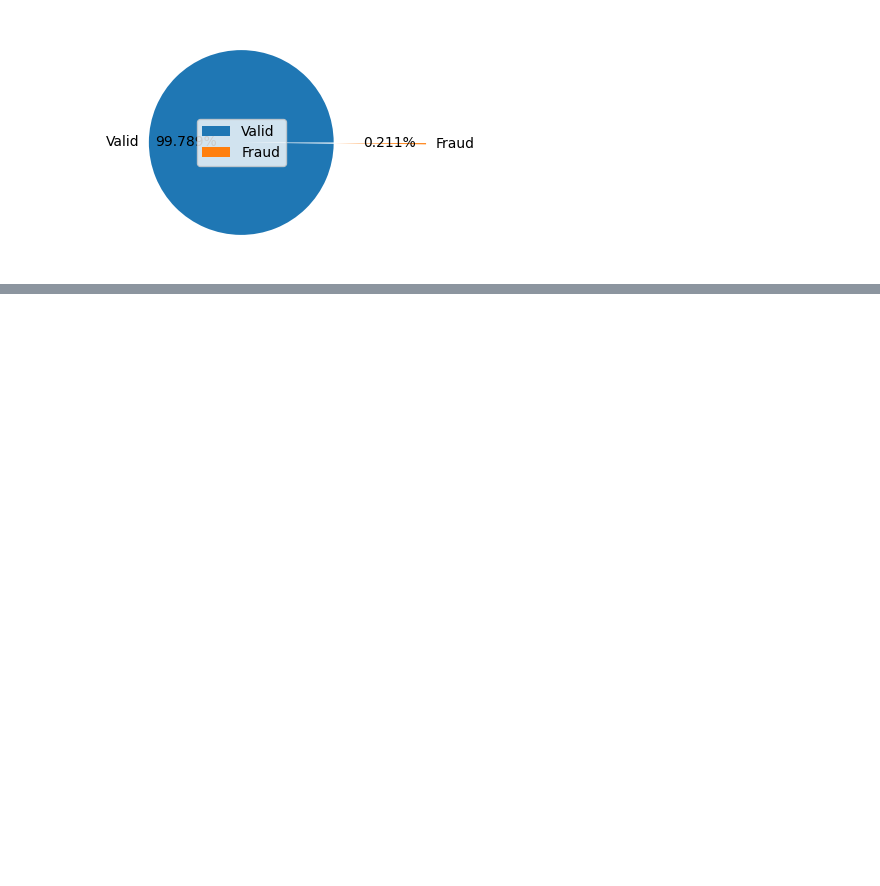
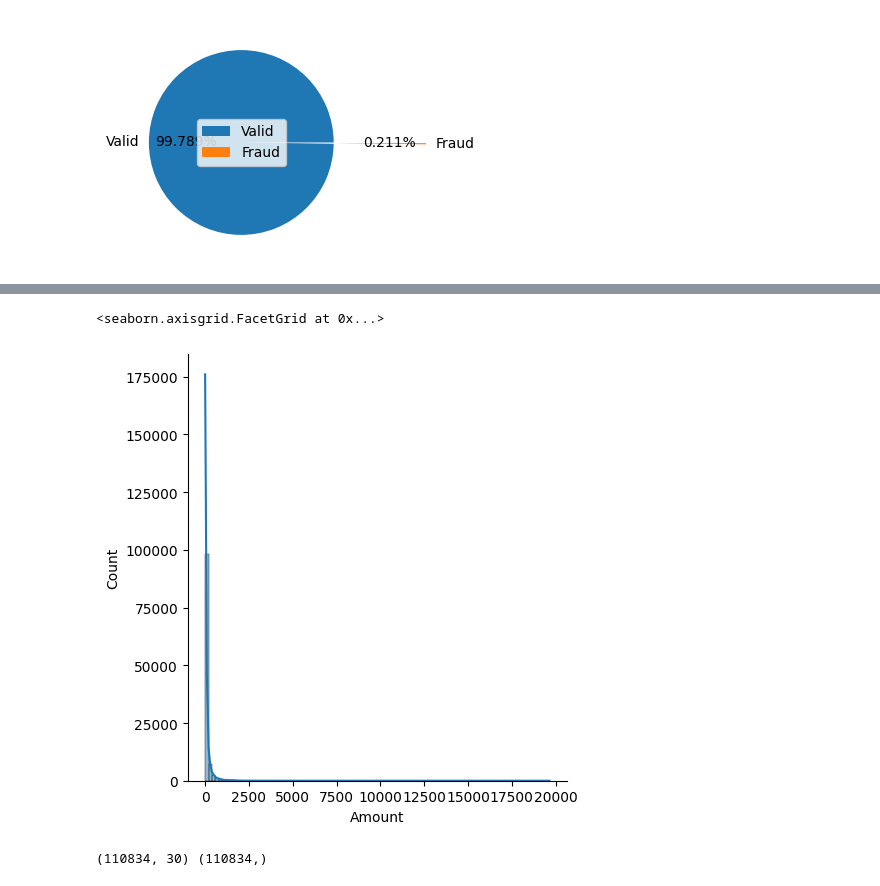
Before and after one commit to NatashaMoses/DataScience_Projects, a Jupyter notebook: Credit_Card_Fraud_Detection/CreditCard_Fraud_Detection_Using_Python.ipynb, the cells around one changed output, grey strips where cells are left out. Drawn from its saved outputs; the diff is of its cells as text; code cells hidden in the pictures; blank space fills up the shorter version.

```diff
--- a/Credit_Card_Fraud_Detection/CreditCard_Fraud_Detection_Using_Python.ipynb
+++ b/Credit_Card_Fraud_Detection/CreditCard_Fraud_Detection_Using_Python.ipynb
@@ -148,0 +155,23 @@ array([[<Axes: title={'center': 'Time'}>, <Axes: title={'center': 'V1'}>,
+# %%
+sns.displot(df['Amount'], kde=True, bins=100)
+# amount is skewed to the right
+# %% [output]
+<seaborn.axisgrid.FacetGrid at 0x...>
+[figure, added]
+# %%
+from sklearn.model_selection import train_test_split
+
+X = df.drop(["Class"], axis=1)
+y = df["Class"]
+
+print(X.shape,y.shape)
+
+X_train, X_temp, y_train, y_temp = train_test_split(
+    X,y,test_size=0.4, stratify=y, random_state=42)
+
+X_val,X_test,y_val,y_test = train_test_split(
+    X_temp,y_temp, test_size=0.2, stratify=y_temp, random_state=42)
+
+# stratify=y ensures the same proportion of y in both splits, train and temp
+# %% [output]
+(110834, 30) (110834,)
```
Also changed, not shown: parts of 3 cells of this notebook.
